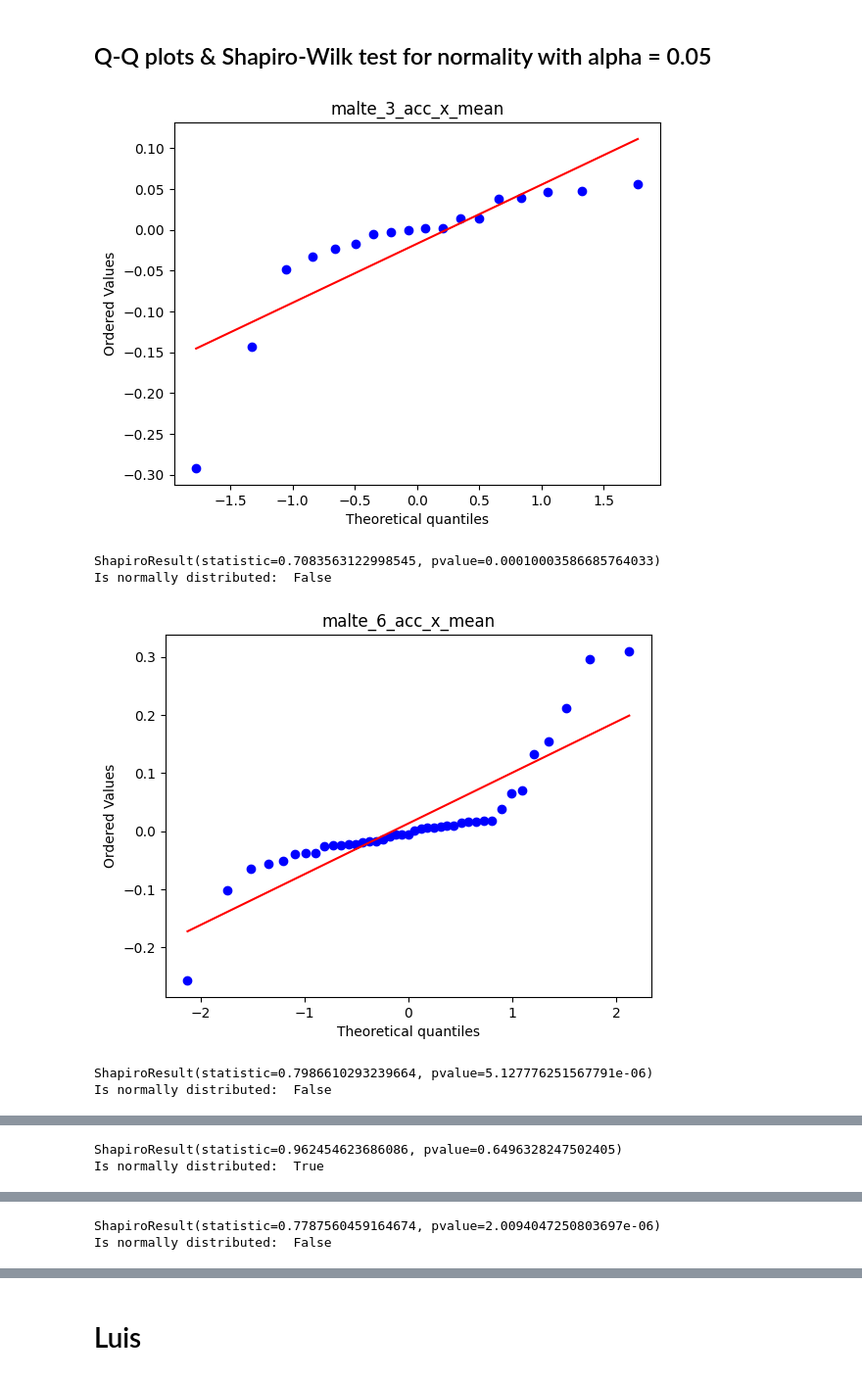
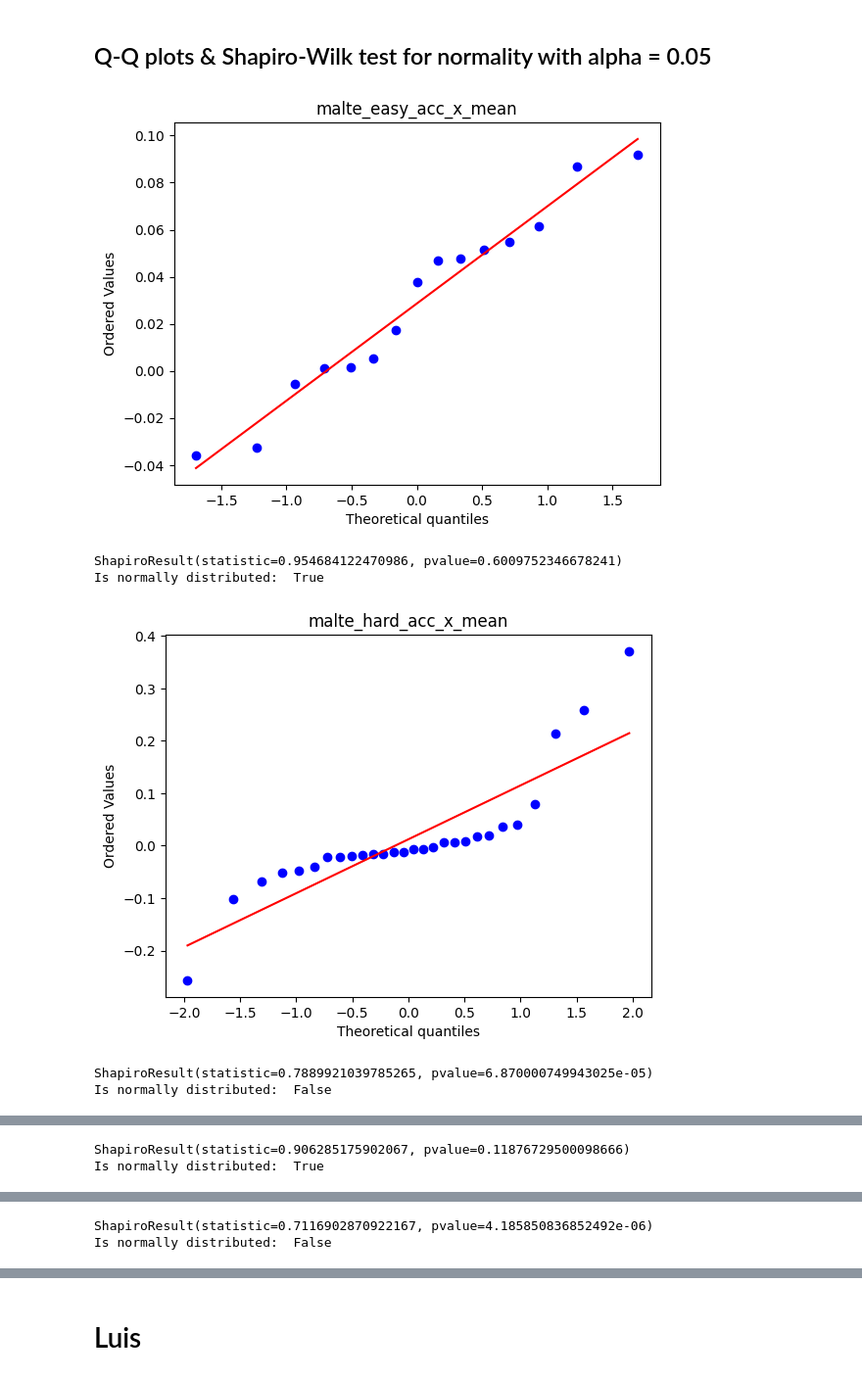
Before and after one commit to malte-j/climbing-grade-classifier, a Jupyter notebook: statistical-tests.ipynb, the cells around one changed output, grey strips where cells are left out. Shown at 98% size. Cells and saved outputs as stored; diff of their text form; code cells hidden in the pictures.

```diff
--- a/statistical-tests.ipynb
+++ b/statistical-tests.ipynb
@@ -75,21 +73,21 @@ malte_6_rot_diff_vec_mag_mean = [np.mean(x) for x in malte_6_rot_diff_vec_mag]
 ## Q-Q plots & Shapiro-Wilk test for normality with alpha = 0.05
 # %%
 alpha = 0.05
-features = ["malte_3_acc_x_mean", "malte_6_acc_x_mean", "malte_3_acc_y_mean", "malte_6_acc_y_mean", "malte_3_acc_z_mean", "malte_6_acc_z_mean", "malte_3_rot_x_mean", "malte_6_rot_x_mean", "malte_3_rot_y_mean", "malte_6_rot_y_mean", "malte_3_rot_z_mean", "malte_6_rot_z_mean", "malte_3_acc_mag_means", "malte_6_acc_mag_means", "malte_3_rot_diff_vec_mag_mean", "malte_6_rot_diff_vec_mag_mean"]
+features = ["malte_easy_acc_x_mean", "malte_hard_acc_x_mean", "malte_easy_acc_y_mean", "malte_hard_acc_y_mean", "malte_easy_acc_z_mean", "malte_hard_acc_z_mean", "malte_easy_rot_x_mean", "malte_hard_rot_x_mean", "malte_easy_rot_y_mean", "malte_hard_rot_y_mean", "malte_easy_rot_z_mean", "malte_hard_rot_z_mean", "malte_easy_acc_mag_means", "malte_hard_acc_mag_means", "malte_easy_rot_diff_vec_mag_mean", "malte_hard_rot_diff_vec_mag_mean"]
 
 for feature_name in features:
     feature = eval(feature_name)
     stats.probplot(feature, dist="norm", plot=plt)
     plt.title(feature_name)
     plt.show()
 
     shapiro_test = stats.shapiro(feature)
     print(shapiro_test)
     print("Is normally distributed: ", shapiro_test[1] > alpha)
 # %% [output]
-[figure, old version]
+[figure, new version]
-ShapiroResult(statistic=0.7083563122998545, pvalue=0.00010003586685764033)
-Is normally distributed:  False
+ShapiroResult(statistic=0.954684122470986, pvalue=0.6009752346678241)
+Is normally distributed:  True
-[figure, old version]
+[figure, new version]
-ShapiroResult(statistic=0.7986610293239664, pvalue=5.127776251567791e-06)
+ShapiroResult(statistic=0.7889921039785265, pvalue=6.870000749943025e-05)
 Is normally distributed:  False
@@ -97,2 +95,2 @@ Is normally distributed:  False
-ShapiroResult(statistic=0.962454623686086, pvalue=0.6496328247502405)
+ShapiroResult(statistic=0.906285175902067, pvalue=0.11876729500098666)
 Is normally distributed:  True
@@ -100,2 +98,2 @@ Is normally distributed:  True
-ShapiroResult(statistic=0.7787560459164674, pvalue=2.0094047250803697e-06)
+ShapiroResult(statistic=0.7116902870922167, pvalue=4.185850836852492e-06)
 Is normally distributed:  False
```
Also changed, not shown: parts of 18 cells of this notebook.
